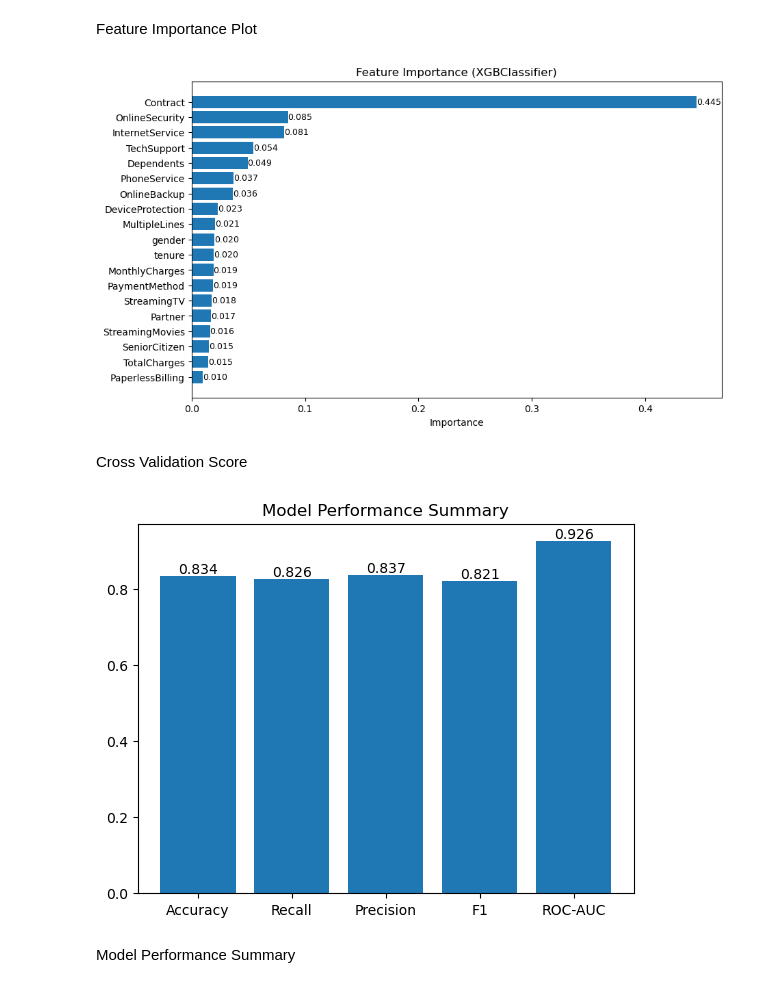
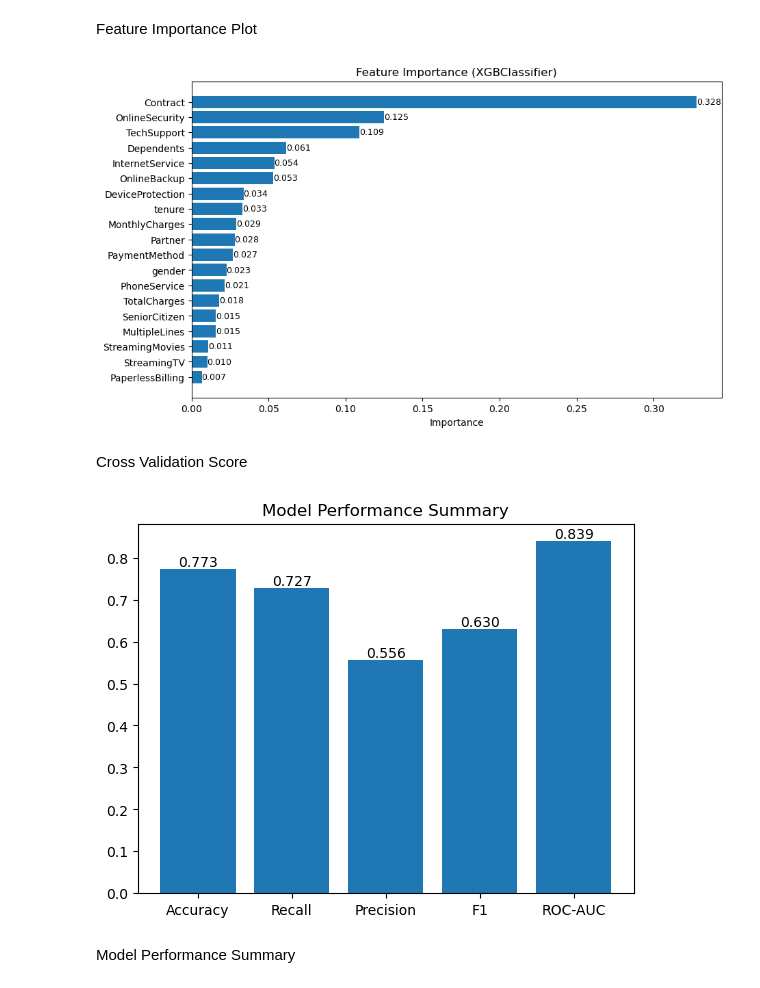
Before and after one commit to Kaush1590/FUTURE_ML_02, a Jupyter notebook: notebook/churn_model_training.ipynb, the cells around one changed output. Drawn from its saved outputs; the diff is of its cells as text; code cells hidden in the pictures.

Commit message:
Fixed data leaks due to SMOTE.

```diff
--- a/notebook/churn_model_training.ipynb
+++ b/notebook/churn_model_training.ipynb
@@ -305,9 +305,7 @@ Preparing data for training
 # %%
 X = df.drop('Churn', axis = 1)
 y = df['Churn']
-X_train, X_test, y_train, y_test = train_test_split(X, y, test_size = 0.2, random_state = 42)
-smote = SMOTE(random_state = 42)
-X_train_smote, y_train_smote = smote.fit_resample(X_train, y_train)
+X_train, X_test, y_train, y_test = train_test_split(X, y, test_size = 0.2, random_state = 42, stratify = y)
 logging.info("Data splitting and oversampling process completed")
 # %% [output]
 INFO: Data splitting and oversampling process completed
@@ -555,10 +560,7 @@ def plot_feature_importance(feature_df, top_n = 20, title = "Feature Importance"
     ax.set_title(title)
     ax.set_xlabel("Importance")
     ax.set_ylabel("")
-    bars = ax.barh(
-        plot_df["Feature"],
-        plot_df["Importance"]
-    )
+    bars = ax.barh(y = plot_df["Feature"], width = plot_df["Importance"])
     for bar in bars:
         width = bar.get_width()
         ax.text(
@@ -586,32 +588,32 @@ fig = plot_feature_importance(
 state_holder["model_feature_importance"] = fig
 plt.show()
 # %% [output]
-[figure, old version]
+[figure, new version]
 # %% [markdown]
 Cross Validation Score
 # %%
 cv_scores = {
-    "Accuracy" : cross_val_score(model, X_train_smote, y_train_smote, cv = 5, scoring = "accuracy").mean(),
-    "Recall" : cross_val_score(model, X_train_smote, y_train_smote, cv = 5, scoring = "recall").mean(),
-    "Precision" : cross_val_score(model, X_train_smote, y_train_smote, cv = 5, scoring = "precision").mean(),
-    "F1" : cross_val_score(model, X_train_smote, y_train_smote, cv = 5, scoring = "f1").mean(),
-    "ROC-AUC" : cross_val_score(model, X_train_smote, y_train_smote, cv = 5, scoring = "roc_auc").mean()
+    "Accuracy" : cross_val_score(model, X_train, y_train, cv = 5, scoring = "accuracy").mean(),
+    "Recall" : cross_val_score(model, X_train, y_train, cv = 5, scoring = "recall").mean(),
+    "Precision" : cross_val_score(model, X_train, y_train, cv = 5, scoring = "precision").mean(),
+    "F1" : cross_val_score(model, X_train, y_train, cv = 5, scoring = "f1").mean(),
+    "ROC-AUC" : cross_val_score(model, X_train, y_train, cv = 5, scoring = "roc_auc").mean()
 }
 state_holder["model_cv_scores"] = cv_scores
-bars = plt.bar(cv_scores.keys(), cv_scores.values())
+bars = plt.bar(x = cv_scores.keys(), height = cv_scores.values())
 plt.title('Model Performance Summary')
 for bar in bars:
     height = bar.get_height()
     plt.text(
-        bar.get_x() + bar.get_width() / 2,
-        height,
-        f'{height:.3f}',
-        ha='center',
-        va='bottom'
+        x = bar.get_x() + bar.get_width() / 2,
+        y = height,
+        s = f'{height:.3f}',
+        ha = 'center',
+        va = 'bottom'
     )
 plt.show()
 # %% [output]
-[figure, old version]
+[figure, new version]
 # %% [markdown]
 Model Performance Summary
 # %%
```
Also changed, not shown: parts of 7 cells of this notebook, 2 other files.
